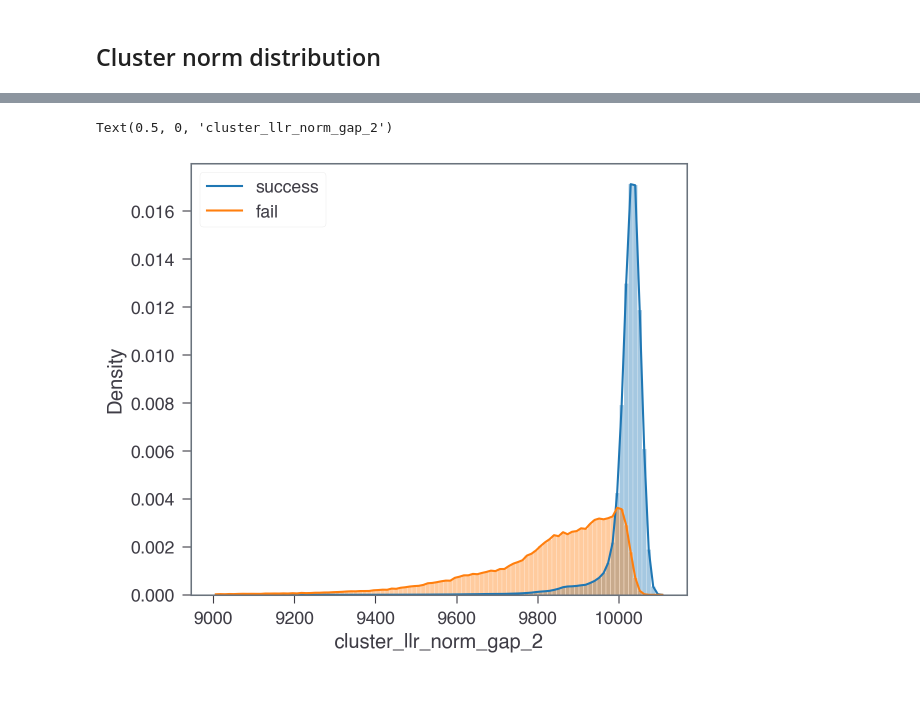
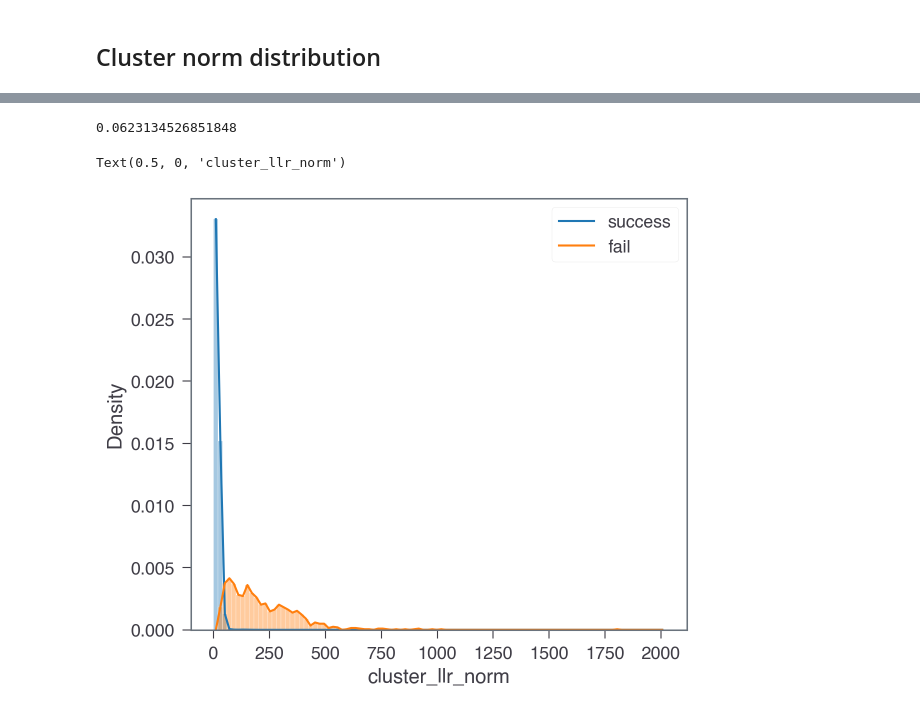
Before and after one commit to seokhyung-lee/ldpc-post-selection, a Jupyter notebook: simulations/analysis/notebooks/surface_code_analysis.ipynb, the cells around one changed output, grey strips where cells are left out. Drawn from its saved outputs; the diff is of its cells as text; code cells hidden in the pictures.

```diff
--- a/simulations/analysis/notebooks/surface_code_analysis.ipynb
+++ b/simulations/analysis/notebooks/surface_code_analysis.ipynb
@@ -464,0 +556,25 @@ df_agg.head()
+# %%
+# With aggregated data
+
+from simulations.analysis.plotting_helpers import (
+    calculate_discrimination_metrics_from_agg,
+)
+
+d = T = 9
+p = 5e-3
+for by in ["cluster_llr_norm", "cluster_llr_norm_gap"]:
+    for norm_order in [0.5, 1, 2, "inf"]:
+        by_name = f"{by}_{norm_order}"
+        ascending_confidence = True if "gap" in by_name else False
+
+        df_agg = df_agg_dict[by_name].loc[(d, T, p)]
+        df_agg["num_succs"] = df_agg["count"] - df_agg["num_fails"]
+
+        auprc_lift = calculate_discrimination_metrics_from_agg(
+            metric_values=df_agg.index.values,
+            counts=df_agg["count"],
+            num_fails=df_agg["num_fails"],
+            method="lift",
+            ascending_confidence=ascending_confidence,
+        )
+        print(f"{by_name}: {auprc_lift}")
@@ -465,10 +603,31 @@ df_agg.head()
+# %%
+from simulations.analysis.plotting_helpers import (
+    calculate_discrimination_metrics_from_raw,
+)
+
+calculate_discrimination_metrics_from_raw(
+    metric_values=metric_values,
+    fails=fails,
+    method="auprc",
+    ascending_confidence=True,
+)
+# %% [output]
+0.0623134526851848
 # %%
-bin_range = (9000, df_agg.index.max())
+# Find the point where cumulative count reaches "fraction" of total count
+total_count = df_agg["count"].sum()
+cumsum = df_agg["count"].cumsum()
+fraction = 1e-4
+threshold_count = total_count * fraction
+min_index = df_agg.index[cumsum >= threshold_count].min()
+bin_range = (min_index, df_agg.index.max())
 bins = 100
+
+by_name = df_agg.index.name
 
 sns.histplot(
     df_agg.reset_index(),
-    x="cluster_llr_norm_gap",
+    x=by_name,
     weights="num_succs",
     bins=bins,
     stat="density",
@@ -479,7 +638,7 @@ sns.histplot(
 
 sns.histplot(
     df_agg.reset_index(),
-    x="cluster_llr_norm_gap",
+    x=by_name,
     weights="num_succs",
     bins=bins,
     stat="density",
@@ -489,34 +648,34 @@ sns.histplot(
     color=COLORS(0),
     element="poly",
     linewidth=1.5,
 )
 
 sns.histplot(
     df_agg.reset_index(),
-    x="cluster_llr_norm_gap",
+    x=by_name,
     weights="num_fails",
     bins=bins,
     stat="density",
     binrange=bin_range,
     alpha=0.4,
     color=COLORS(1),
 )
 
 sns.histplot(
     df_agg.reset_index(),
-    x="cluster_llr_norm_gap",
+    x=by_name,
     weights="num_fails",
     bins=bins,
     stat="density",
     binrange=bin_range,
     fill=False,
     label="fail",
     color=COLORS(1),
     element="poly",
     linewidth=1.5,
 )
 plt.legend()
 plt.xlabel(by)
 # %% [output]
-Text(0.5, 0, 'cluster_llr_norm_gap_2')
+Text(0.5, 0, 'cluster_llr_norm')
-[figure, old version]
+[figure, new version]
```
Also changed, not shown: parts of 14 cells of this notebook, 12 other files.
